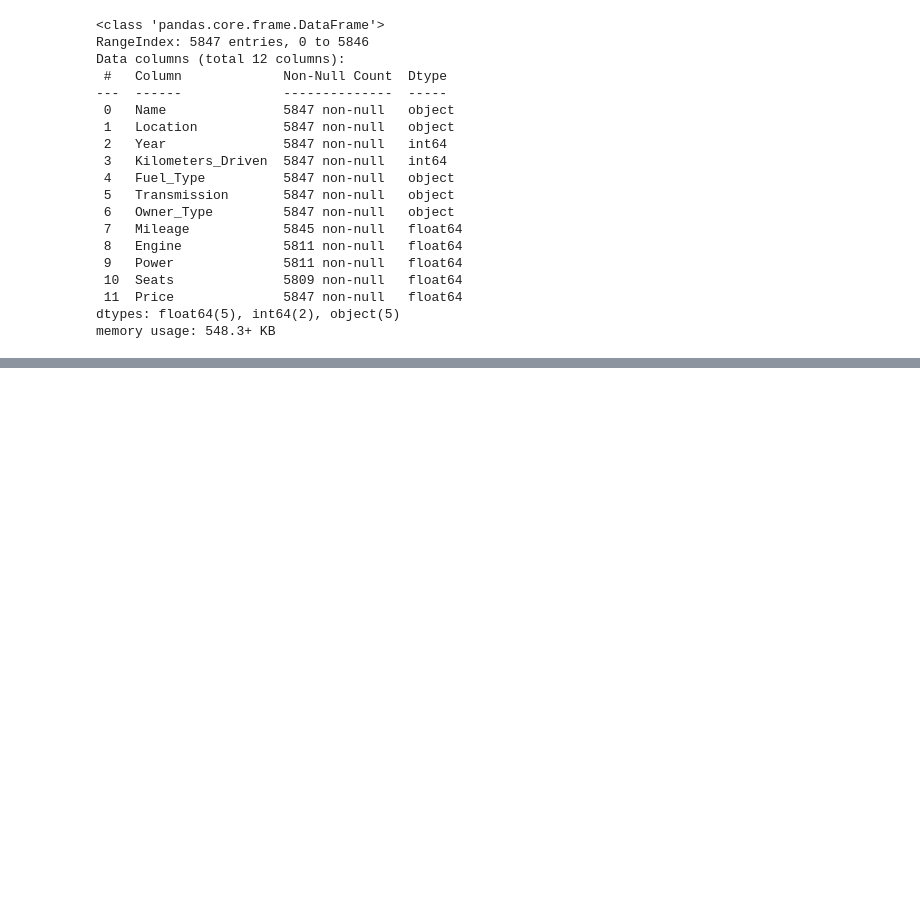
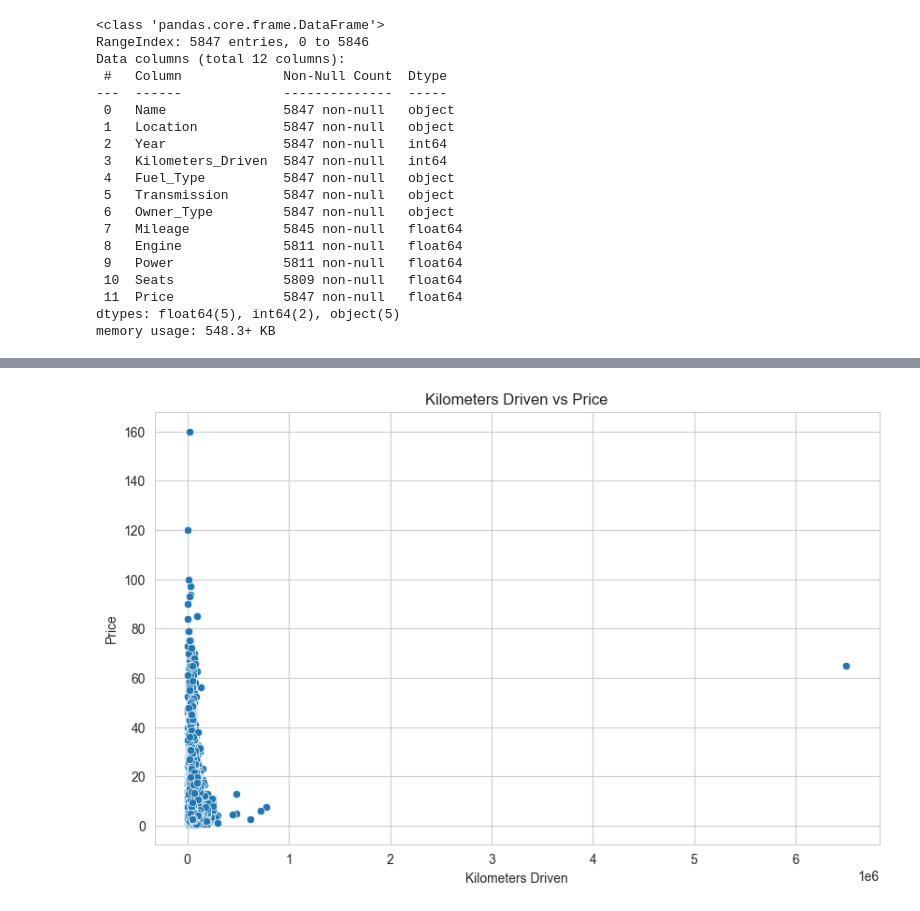
Before and after one commit to bryanpintado/used-car-price-prediction, a Jupyter notebook: 01_eda_and_modeling.ipynb, the cells around one changed output, grey strips where cells are left out. Cells and saved outputs as stored; diff of their text form; code cells hidden in the pictures; blank space fills up the shorter version.

```diff
--- a/01_eda_and_modeling.ipynb
+++ b/01_eda_and_modeling.ipynb
@@ -245,0 +309,19 @@ memory usage: 548.3+ KB
+# %%
+# Kilometers Driven vs Price
+
+plt.figure(figsize=(10,6))
+
+sns.scatterplot(
+    x=df["Kilometers_Driven"],
+    y=df["Price"]
+)
+
+plt.title("Kilometers Driven vs Price")
+plt.xlabel("Kilometers Driven")
+plt.ylabel("Price")
+
+plt.savefig("figures/kilometers_vs_price.png")
+
+plt.show()
+# %% [output]
+[figure, added]
```
Also changed, not shown: parts of 6 cells of this notebook, 5 other files.
